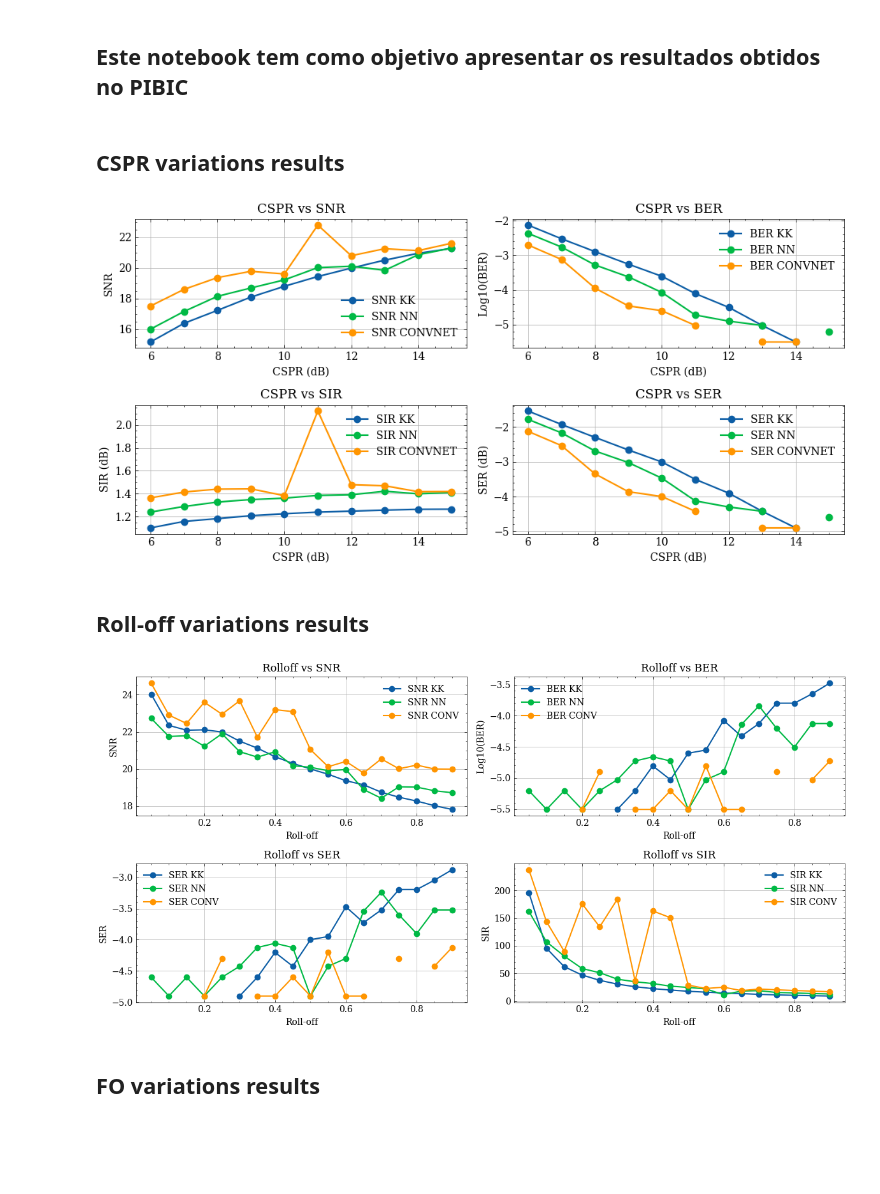
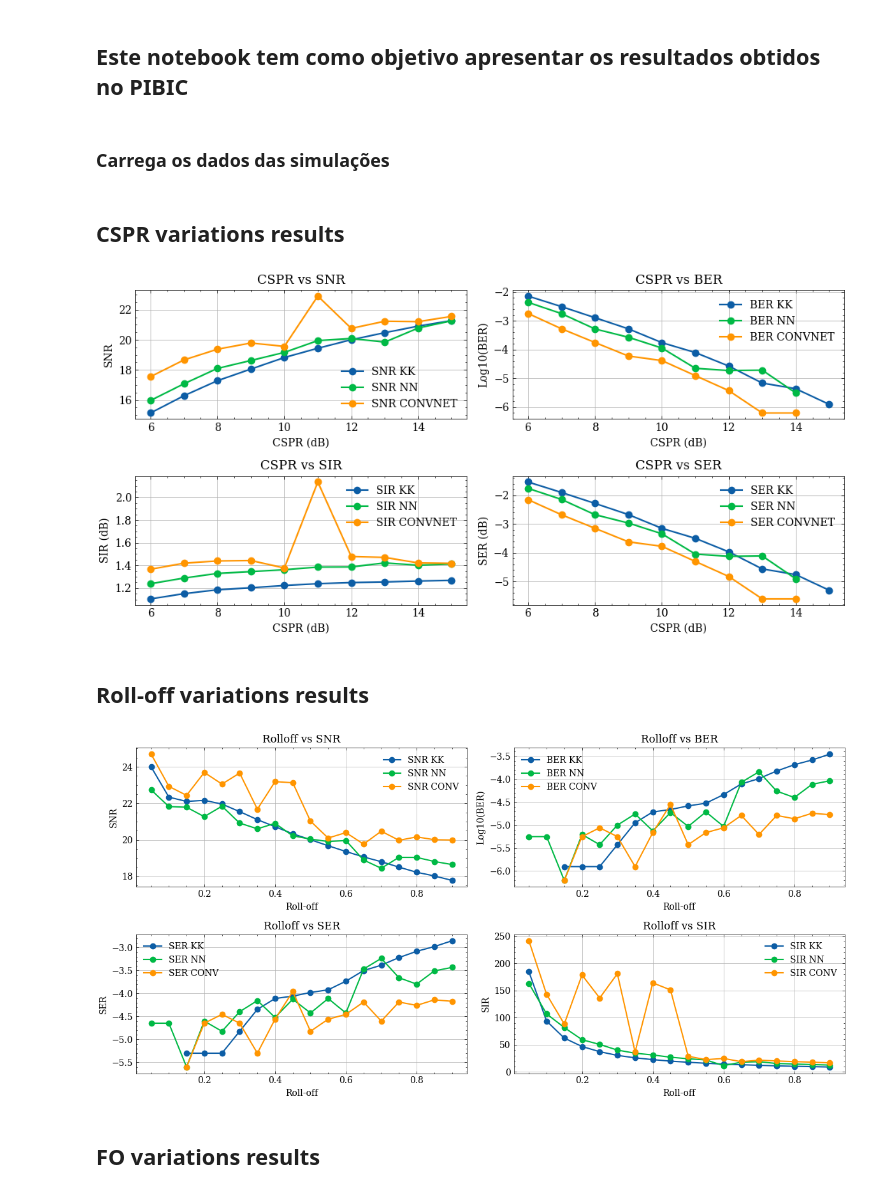
Before and after one commit to silasabs/PIVIC-PIBIC-Comunicacoes-Opticas, a Jupyter notebook: jupyter notebooks/Pibic_Results_PhaseRetrieval.ipynb, the cells around one changed output. Saved outputs shown, nothing was run; the diff lists cells and outputs as text; code cells hidden in the pictures; blank space fills up the shorter version.

Commit message:
Update Plots

```diff
--- a/jupyter notebooks/Pibic_Results_PhaseRetrieval.ipynb
+++ b/jupyter notebooks/Pibic_Results_PhaseRetrieval.ipynb
@@ -24,3 +24,5 @@ def loadArray(file_path):
     with open(file_path, 'rb') as stream:
         data = np.load(stream)
     return data
+# %% [markdown]
+### Carrega os dados das simulações
@@ -29,11 +112,6 @@ def loadArray(file_path):
 # %%
 loPower = np.arange(6,16,1)
 savePlots = True
-
-CSPR_BER = loadArray(r'C:\Users\Silas\Documents\PIVIC-Comunicacoes-Opticas\resultados\Data\Pibic\CSPR_BER_SpS_4_128_Sample.npy')
-CSPR_SIR = loadArray(r'C:\Users\Silas\Documents\PIVIC-Comunicacoes-Opticas\resultados\Data\Pibic\CSPR_SIR_SpS_4_128_Sample.npy')
-CSPR_SNR = loadArray(r'C:\Users\Silas\Documents\PIVIC-Comunicacoes-Opticas\resultados\Data\Pibic\CSPR_SNR_SpS_4_128_Sample.npy')
-CSPR_SER = loadArray(r'C:\Users\Silas\Documents\PIVIC-Comunicacoes-Opticas\resultados\Data\Pibic\CSPR_SER_SpS_4_128_Sample.npy')
 
 labels = ['KK', 'NN', 'CONVNET']
 fig, ax = plt.subplots(2, 2, figsize=(10,5))
@@ -73,32 +151,19 @@ for index in range(0, len(labels)):
 if savePlots:
     plt.savefig(figurePath+'\CSPR_Results.png', dpi=600)
 # %% [output]
-[figure, old version]
+[figure, new version]
 # %% [markdown]
 ## Roll-off variations results
 # %%
 Rolloff = np.arange(0.05, 0.95, 0.05)
 savePlots = False
-
-Rolloff_BER = loadArray(r'C:\Users\Silas\Documents\PIVIC-Comunicacoes-Opticas\resultados\Data\Pibic\Rolloff_BER_SpS_4_128_Sample.npy')
-Rolloff_SIR = loadArray(r'C:\Users\Silas\Documents\PIVIC-Comunicacoes-Opticas\resultados\Data\Pibic\Rolloff_SIR_SpS_4_128_Sample.npy')
-Rolloff_SNR = loadArray(r'C:\Users\Silas\Documents\PIVIC-Comunicacoes-Opticas\resultados\Data\Pibic\Rolloff_SNR_SpS_4_128_Sample.npy')
-Rolloff_SER = loadArray(r'C:\Users\Silas\Documents\PIVIC-Comunicacoes-Opticas\resultados\Data\Pibic\Rolloff_SER_SpS_4_128_Sample.npy')
-
-Conv_Rolloff_SNR = loadArray(r'C:\Users\Silas\Documents\PIVIC-Comunicacoes-Opticas\resultados\Data\Pibic\Conv_Rolloff_SNR_SpS_4_128_Sample.npy')
-Conv_Rolloff_BER = loadArray(r'C:\Users\Silas\Documents\PIVIC-Comunicacoes-Opticas\resultados\Data\Pibic\Conv_Rolloff_BER_SpS_4_128_Sample.npy')
-Conv_Rolloff_SER = loadArray(r'C:\Users\Silas\Documents\PIVIC-Comunicacoes-Opticas\resultados\Data\Pibic\Conv_Rolloff_SER_SpS_4_128_Sample.npy')
-Conv_Rolloff_SIR = loadArray(r'C:\Users\Silas\Documents\PIVIC-Comunicacoes-Opticas\resultados\Data\Pibic\Conv_Rolloff_SIR_SpS_4_128_Sample.npy')
-
-#labels = ['KK', 'NN', 'CONVNET']
-#fig, ax = plt.subplots(2, 2, figsize=(10,5))
 
 plt.figure(num=None, figsize=(12, 6))
 
 graphic01 = plt.subplot(2, 2, 1)
 plt.plot(Rolloff, Rolloff_SNR[0,:],'-o', label='SNR KK')
 plt.plot(Rolloff, Rolloff_SNR[1,:],'-o', label='SNR NN')
-plt.plot(Rolloff, Conv_Rolloff_SNR[2,:],'-o', label='SNR CONV')
+plt.plot(Rolloff, Rolloff_SNR[2,:],'-o', label='SNR CONV')
 plt.xlabel('Roll-off')
 plt.ylabel('SNR')
 plt.title('Rolloff vs SNR')
@@ -108,39 +173,39 @@ plt.grid()
 graphic02 = plt.subplot(2, 2, 2)
 plt.plot(Rolloff, np.log10(Rolloff_BER[0,:]),'-o', label='BER KK')
 plt.plot(Rolloff, np.log10(Rolloff_BER[1,:]),'-o', label='BER NN')
-plt.plot(Rolloff, np.log10(Conv_Rolloff_BER[2,:]),'-o', label='BER CONV')
+plt.plot(Rolloff, np.log10(Rolloff_BER[2,:]),'-o', label='BER CONV')
 plt.xlabel('Roll-off')
 plt.ylabel('Log10(BER)')
 plt.title('Rolloff vs BER')
 plt.legend()
 plt.grid()
 
 graphic03 = plt.subplot(2, 2, 3)
 plt.plot(Rolloff, np.log10(Rolloff_SER[0,:]),'-o', label='SER KK')
 plt.plot(Rolloff, np.log10(Rolloff_SER[1,:]),'-o', label='SER NN')
-plt.plot(Rolloff, np.log10(Conv_Rolloff_SER[2,:]),'-o', label='SER CONV')
+plt.plot(Rolloff, np.log10(Rolloff_SER[2,:]),'-o', label='SER CONV')
 plt.xlabel('Roll-off')
 plt.ylabel('SER')
 plt.title('Rolloff vs SER')
 plt.legend()
 plt.grid()
 
 graphic04 = plt.subplot(2, 2, 4)
 plt.plot(Rolloff, Rolloff_SIR[0,:],'-o', label='SIR KK')
 plt.plot(Rolloff, Rolloff_SIR[1,:],'-o', label='SIR NN')
-plt.plot(Rolloff, Conv_Rolloff_SIR[2,:],'-o', label='SIR CONV')
+plt.plot(Rolloff, Rolloff_SIR[2,:],'-o', label='SIR CONV')
 plt.xlabel('Roll-off')
 plt.ylabel('SIR')
 plt.title('Rolloff vs SIR')
 plt.legend()
 plt.grid()
 
 plt.tight_layout()
 
 if savePlots:
     plt.savefig(figurePath+'\Rolloff_Results.png', dpi=600)
 # %% [output]
-[figure, old version]
+[figure, new version]
 # %% [markdown]
 ## FO variations results
 # %%
```
Also changed, not shown: parts of 1 cell of this notebook.
